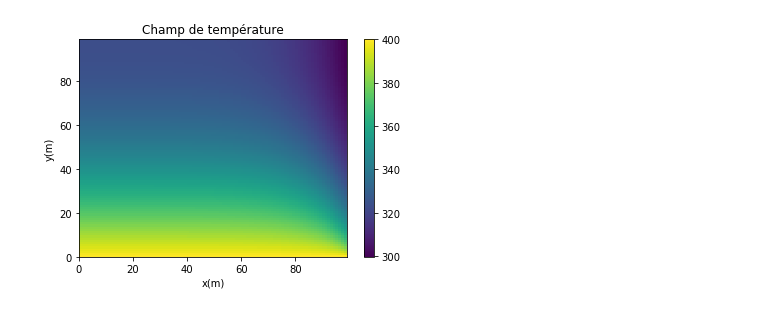
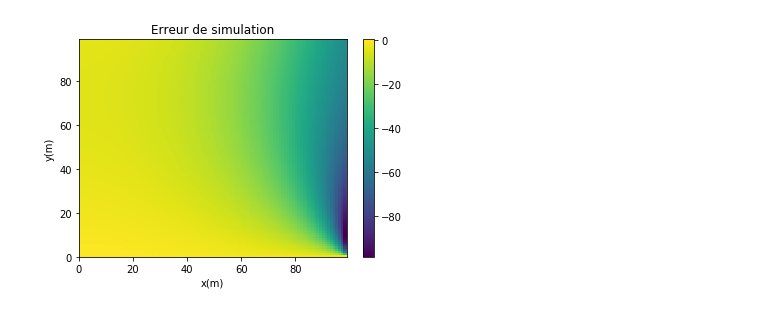
Before and after one commit to sebsa2/Projet_Final_MNU, a Jupyter notebook: post_processing_notebook.ipynb, the cells around one changed output. Saved outputs shown, nothing was run; the diff lists cells and outputs as text; code cells hidden in the pictures.

```diff
--- a/post_processing_notebook.ipynb
+++ b/post_processing_notebook.ipynb
@@ -3,12 +3,20 @@ import matplotlib.pyplot as plt
 from matplotlib.animation import FuncAnimation, FFMpegWriter
 import numpy as np
 
-plt.rcParams['animation.ffmpeg_path'] = 'C:\\Program Files\\ImageMagick-7.0.7-Q16\\ffmpeg.exe'
-plt.rcParams["animation.convert_path"] = "C:\\Program Files\\ImageMagick-7.0.7-Q16\\magick.exe"
+ubuntu = True
+
+if not ubuntu:
+    plt.rcParams['animation.ffmpeg_path'] = 'C:\\Program Files\\ImageMagick-7.0.7-Q16\\ffmpeg.exe'
+    plt.rcParams["animation.convert_path"] = "C:\\Program Files\\ImageMagick-7.0.7-Q16\\magick.exe"
+else:
+    from matplotlib.animation import ImageMagickFileWriter
+    writer = ImageMagickFileWriter()
+    plt.rcParams['animation.ffmpeg_path'] = '/usr/bin/ffmpeg'
+    plt.rcParams["animation.convert_path"] = "/usr/bin/convert"
 
 % matplotlib inline
 # %%
-i = 499
+i = 9999
 
 Tf = np.genfromtxt('out/output_' + str(i) + '.csv')
 Tf = Tf.transpose()
@@ -34,33 +45,55 @@ ax2.legend()
+# %%
+# Comparaison avec la solution analytique
+
+analytique = True
+
+if analytique:
+    from analy import analy
+    from variables import T1, Ta, h, lamb, Lx, Ly, Nx, Ny
+
+    n = 100
+    err = 0.0001
+    Tanaly = analy(T1, Ta, h, lamb, Lx, Ly, Nx, Ny, n=n, err=err)
 # %%
-imax = 500
+imax = 10000
 T = []
 for i in range(0,imax,5):
     T.append(np.genfromtxt('out/output_' + str(i+1) + '.csv'))
 
 for i in range(len(T)):
     T[i] = T[i].transpose()
+    if analytique:
+        T[i] = T[i] - Tanaly
 # %%
 fig, ax = plt.subplots()
 xdata, ydata, Tdata = [], [], []
 
 im = ax.pcolormesh(X,Y,T[0], label='Temperature en Kelvin')
 
 fig.colorbar(im, ax=ax)
 
 def init():
-    ax.set_title("Champ de température")
+    if not analytique:
+        ax.set_title("Champ de température")
+    else:
+        ax.set_title("Erreur de simulation")
     ax.set_xlabel("x(m)")
     ax.set_ylabel("y(m)")
     return im,
 
 def update(frame):
     xdata = X
     ydata = Y
     Tdata = T[frame]
     im = ax.pcolormesh(X,Y,T[frame], label='Temperature en Kelvin')
     return im,
 
-ani = FuncAnimation(fig, update, frames=range(1,len(T)), init_func=init, blit=False)
-ani.save("test.gif", writer="imagemagick")
+skipping = 10 # default 1
+gifname = "long_error.gif"
+ani = FuncAnimation(fig, update, frames=range(1,len(T), skipping), init_func=init, blit=False)
+if not ubuntu:
+    ani.save(gifname, writer="imagemagick")
+else:
+    ani.save(gifname, writer=writer)
 # %% [output]
-[figure, old version]
+[figure, new version]
```
Also changed, not shown: parts of 1 cell of this notebook, 3 other files.
